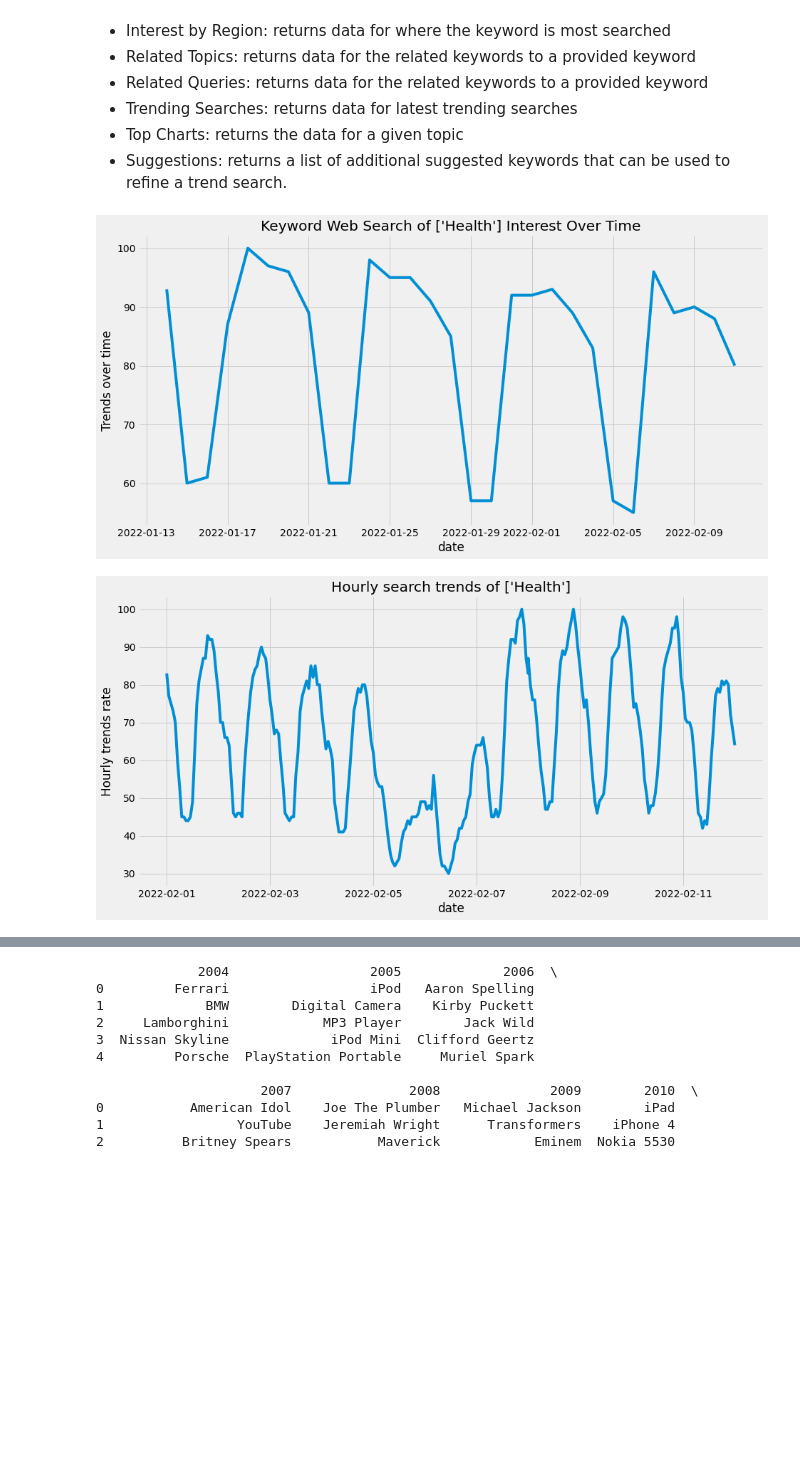
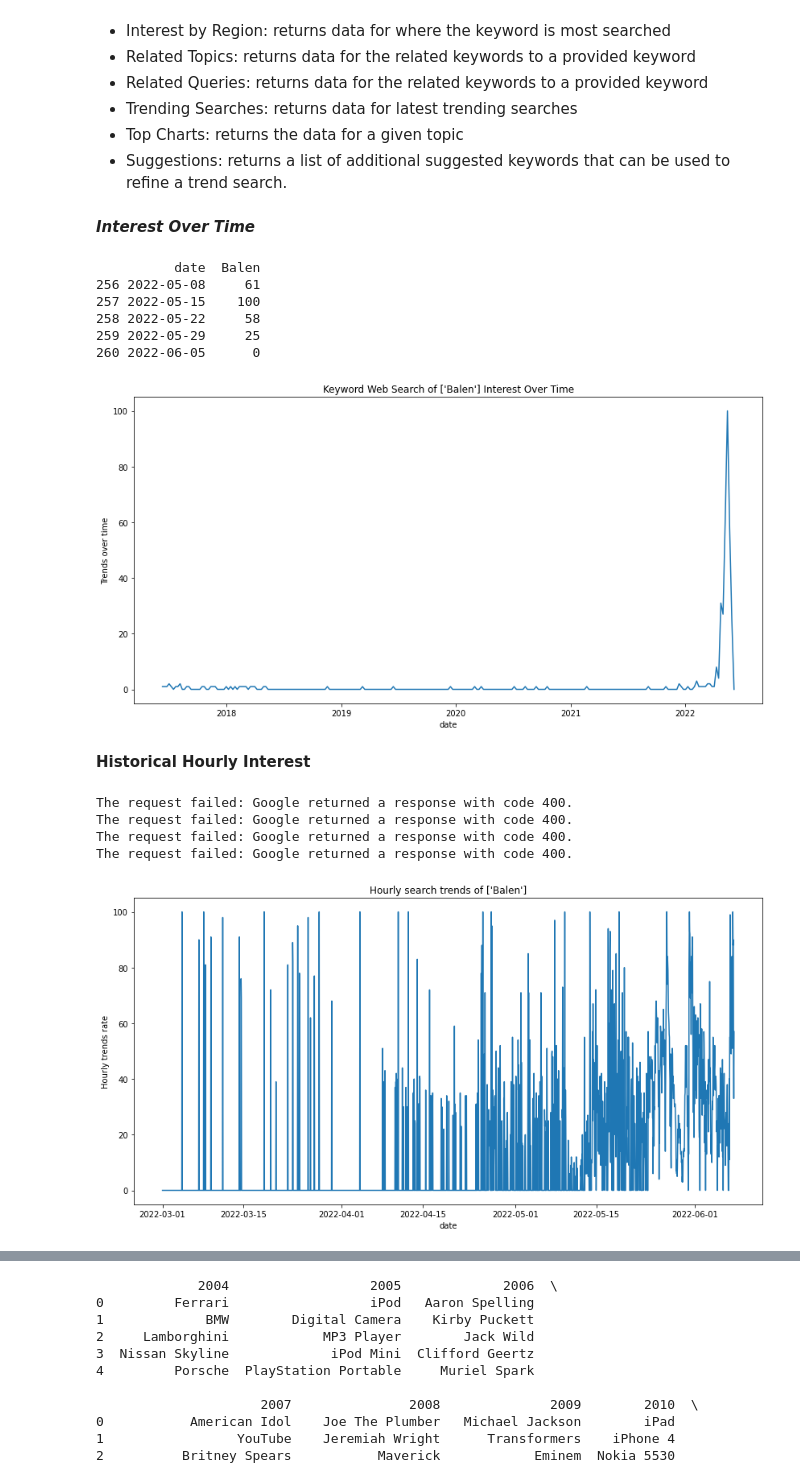
Before and after one commit to mrchapagain/GoogleTrendAnalytics, a Jupyter notebook: GoogleTrends.ipynb, the cells around one changed output, grey strips where cells are left out. Saved outputs shown, nothing was run; the diff lists cells and outputs as text; code cells hidden in the pictures; blank space fills up the shorter version.

```diff
--- a/GoogleTrends.ipynb
+++ b/GoogleTrends.ipynb
@@ -22,4 +50,10 @@ trends = TrendReq(hl='en-US', tz= 360, timeout=(10,25))
 # %%
-kw_list = input("Enter the word that wanna see in Google Trends. >> ").split(" ")  # list of keywords to get data
-kw_list
+kw_list = [input("Enter the word that wanna see in Google Trends. >> ")]  # list of keywords to get data
+print(f'you have entered {kw_list}')
+
+# Build playload
+trends.build_payload(kw_list, cat=0, timeframe='today 5-y', geo= 'NP', gprop='')
+
+# lets check if we got the data from google or not?
+print(f'Trends object is ready to explore as -> {trends}')
 # %% [output]
@@ -58,26 +80,41 @@ def displayfig(x, y, title, x_label, y_label, fsize):
     plt.xlabel(x_label)
     plt.ylabel(y_label)
     plt.show()
+# %% [markdown]
+***Interest Over Time***
 # %%
 # Interest Over Time
-data_over_time= trends.interest_over_time()
+data_over_time= trends.interest_over_time().drop(columns='isPartial')
 data_over_time = data_over_time.reset_index()
+print(data_over_time.tail())
 
 # Disply in the figure
 displayfig(x=data_over_time["date"], y=data_over_time.iloc[:, 1], title= "Keyword Web Search of {kw_list} Interest Over Time".format(kw_list=kw_list), x_label= "date", y_label="Trends over time", fsize= (14, 7))
 # %% [output]
+          date  Balen
+256 2022-05-08     61
+257 2022-05-15    100
+258 2022-05-22     58
+259 2022-05-29     25
+260 2022-06-05      0
-[figure, old version]
+[figure, new version]
+# %% [markdown]
+**Historical Hourly Interest**
 # %%
 # Historical Hourly Interest (The hourly interest of the keyword)
-hourly_trends= trends.get_historical_interest(kw_list, year_start=2022, month_start=2, day_start=1, hour_start=0, year_end=2022, month_end=2, day_end=12, hour_end=0)
+hourly_trends= trends.get_historical_interest(kw_list, year_start=2022, month_start=3, day_start=1, hour_start=0, year_end=2022, month_end=7, day_end=5, hour_end=0)
 hourly_trends = hourly_trends.reset_index()
 
 # Disply in the figure
 plt.figure(figsize= (14, 7))
 plt.plot(hourly_trends["date"], hourly_trends.iloc[:, 1])
 plt.title("Hourly search trends of {kw_list}".format(kw_list=kw_list))
 plt.xlabel("date")
 plt.ylabel("Hourly trends rate")
 plt.show()
 # %% [output]
+The request failed: Google returned a response with code 400.
+The request failed: Google returned a response with code 400.
+The request failed: Google returned a response with code 400.
+The request failed: Google returned a response with code 400.
-[figure, old version]
+[figure, new version]
```
Also changed, not shown: parts of 19 cells of this notebook.
